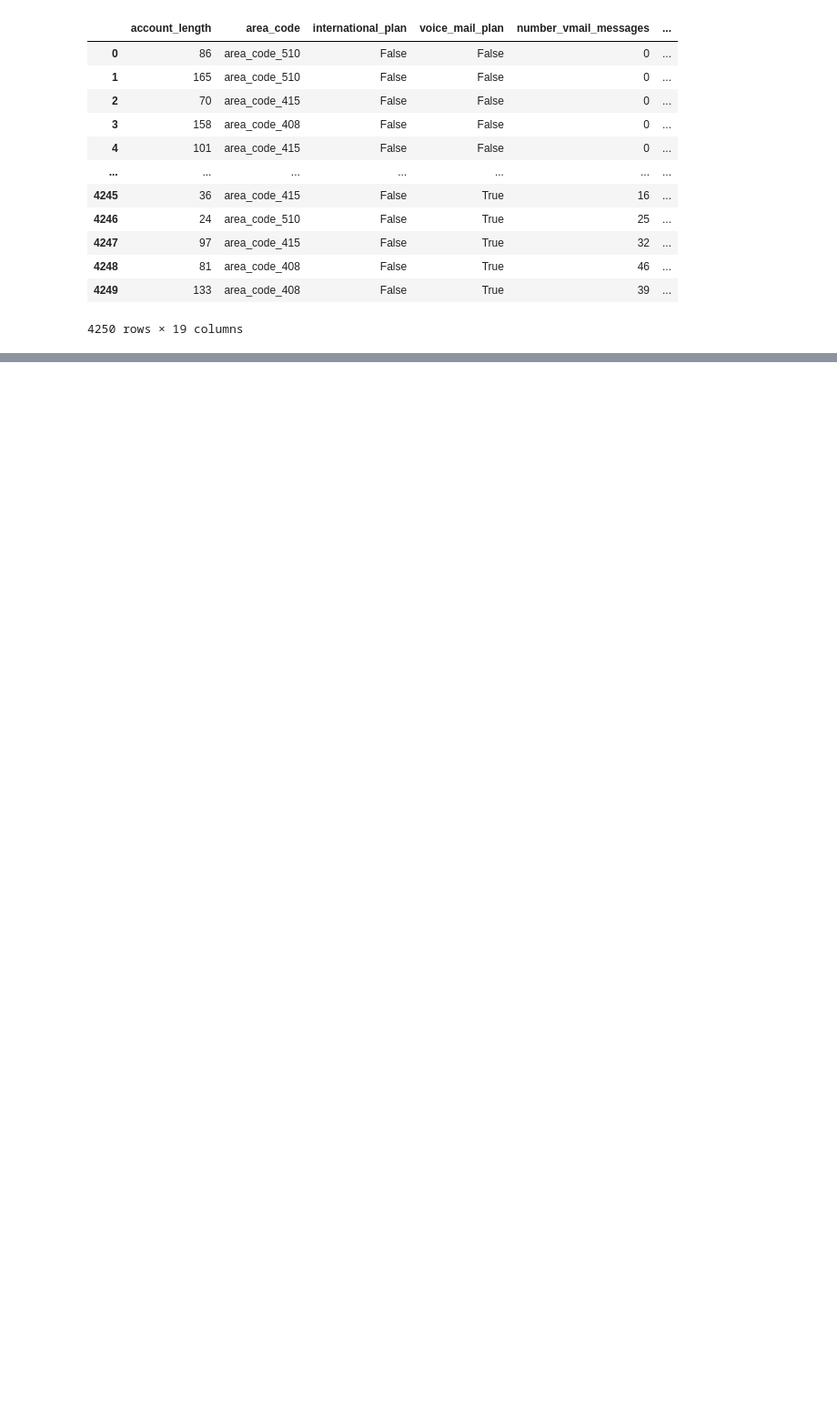
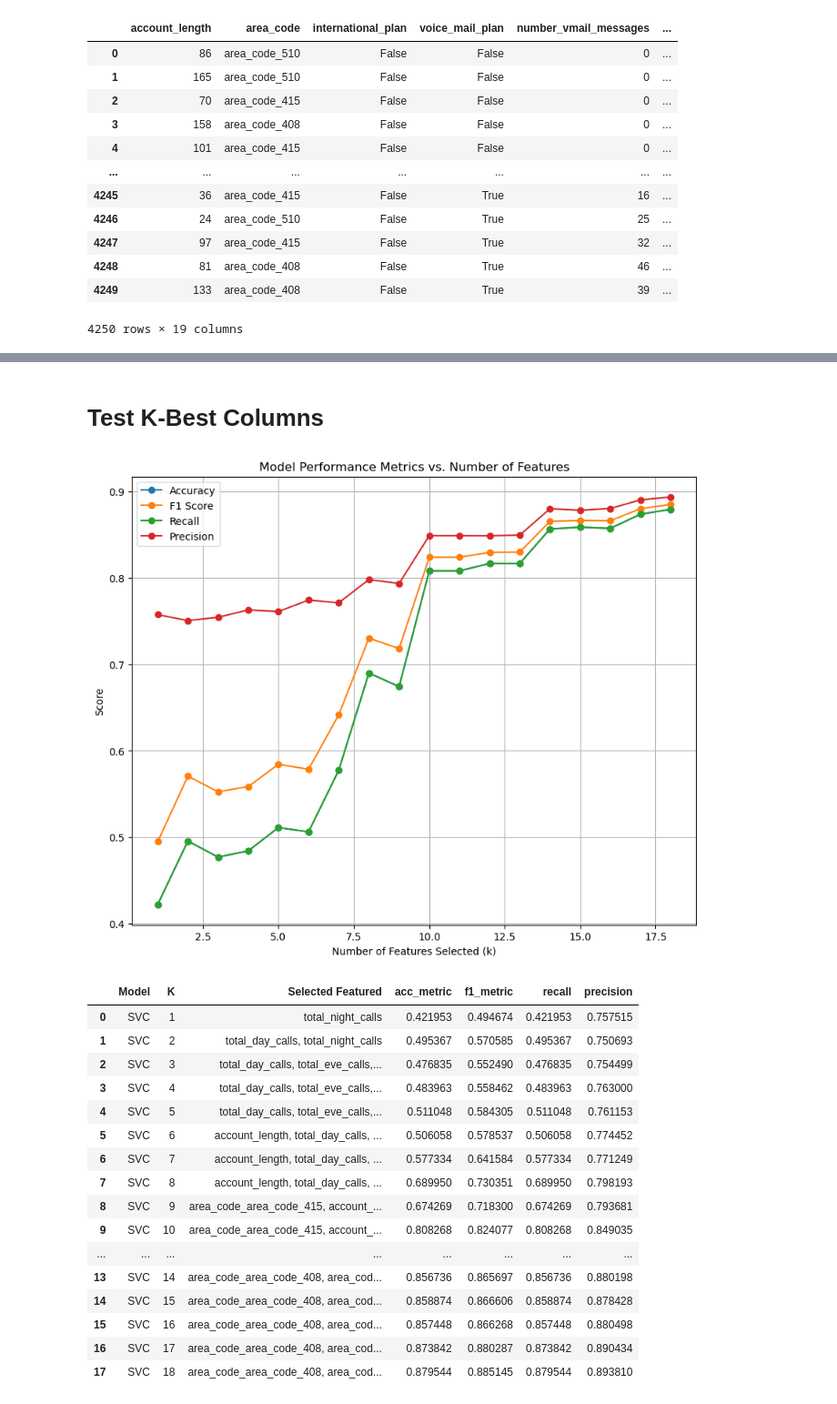
Before and after one commit to MaukanMir/BigQuery-Churn-Analysis, a Jupyter notebook: training.ipynb, the cells around one changed output, grey strips where cells are left out. Shown at 91% size. Cells and saved outputs as stored; diff of their text form; code cells hidden in the pictures; blank space fills up the shorter version.

```diff
--- a/training.ipynb
+++ b/training.ipynb
@@ -397,0 +621,27 @@ df
+# %% [markdown]
+# Test K-Best Columns
+# %%
+model_name = ["SVC"]
+models = grab_selected_models(model_name)[0]
+metric = mutual_info_classif
+sample_model = SMOTE()
+test_kbest_columns(preprocessor, X, y_encoded, sample_model, models, model_name[0], metric)
+# %% [output]
+[figure, added]
+|  | Model | K | Selected Featured | acc_metric | f1_metric | recall | precision |
+| 0 | SVC | 1 | total_night_calls | 0.421953 | 0.494674 | 0.421953 | 0.757515 |
+| 1 | SVC | 2 | total_day_calls, total_night_calls | 0.495367 | 0.570585 | 0.495367 | 0.750693 |
+| 2 | SVC | 3 | total_day_calls, total_eve_calls,... | 0.476835 | 0.552490 | 0.476835 | 0.754499 |
+| 3 | SVC | 4 | total_day_calls, total_eve_calls,... | 0.483963 | 0.558462 | 0.483963 | 0.763000 |
+| 4 | SVC | 5 | total_day_calls, total_eve_calls,... | 0.511048 | 0.584305 | 0.511048 | 0.761153 |
+| 5 | SVC | 6 | account_length, total_day_calls, ... | 0.506058 | 0.578537 | 0.506058 | 0.774452 |
+| 6 | SVC | 7 | account_length, total_day_calls, ... | 0.577334 | 0.641584 | 0.577334 | 0.771249 |
+| 7 | SVC | 8 | account_length, total_day_calls, ... | 0.689950 | 0.730351 | 0.689950 | 0.798193 |
+| 8 | SVC | 9 | area_code_area_code_415, account_... | 0.674269 | 0.718300 | 0.674269 | 0.793681 |
+| 9 | SVC | 10 | area_code_area_code_415, account_... | 0.808268 | 0.824077 | 0.808268 | 0.849035 |
+| ... | ... | ... | ... | ... | ... | ... | ... |
+| 13 | SVC | 14 | area_code_area_code_408, area_cod... | 0.856736 | 0.865697 | 0.856736 | 0.880198 |
+| 14 | SVC | 15 | area_code_area_code_408, area_cod... | 0.858874 | 0.866606 | 0.858874 | 0.878428 |
+| 15 | SVC | 16 | area_code_area_code_408, area_cod... | 0.857448 | 0.866268 | 0.857448 | 0.880498 |
+| 16 | SVC | 17 | area_code_area_code_408, area_cod... | 0.873842 | 0.880287 | 0.873842 | 0.890434 |
+| 17 | SVC | 18 | area_code_area_code_408, area_cod... | 0.879544 | 0.885145 | 0.879544 | 0.893810 |
```
Also changed, not shown: parts of 13 cells of this notebook, 4 other files.
